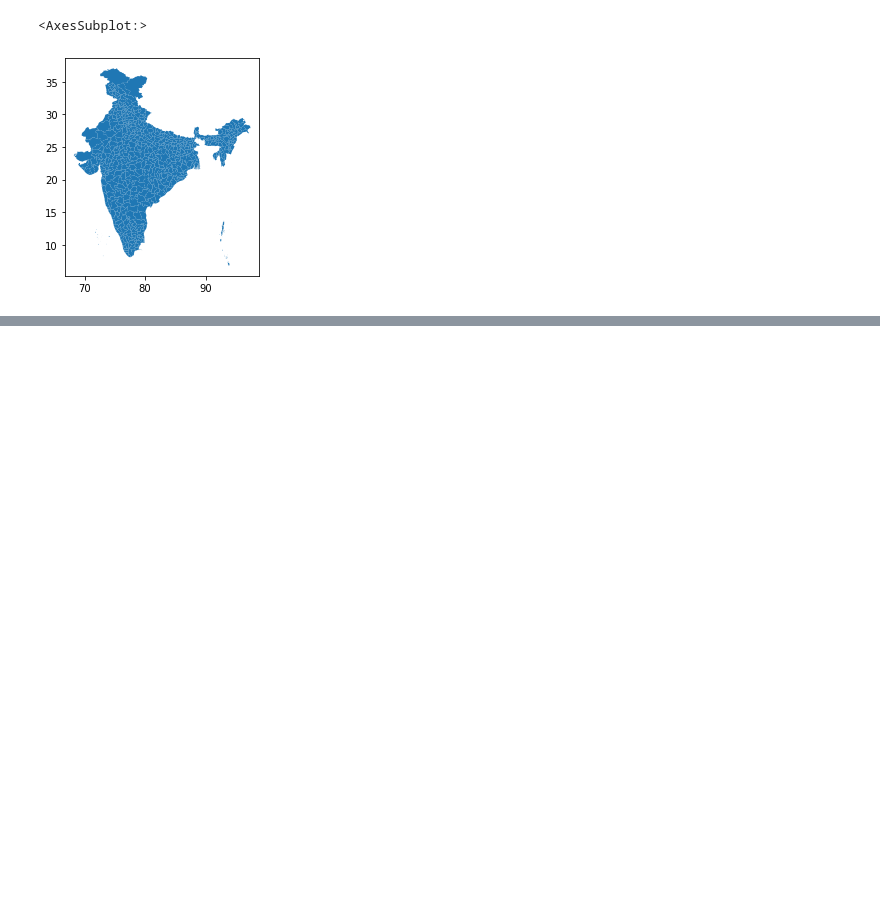
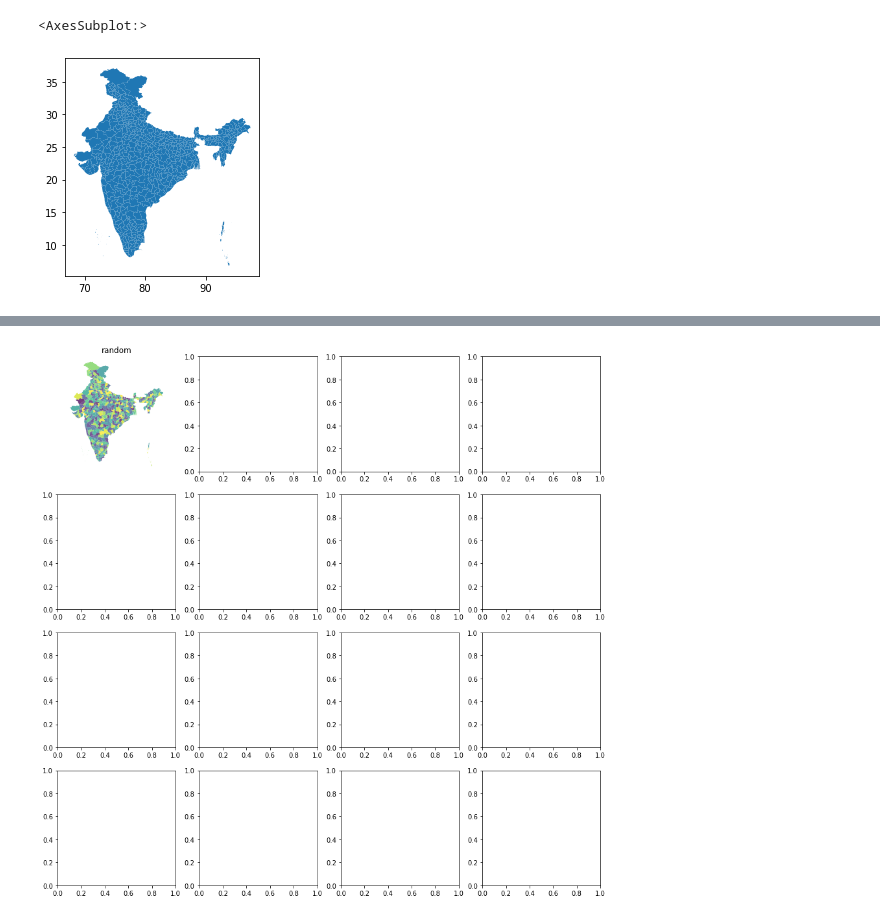
Before and after one commit to Daniel-Los/Introduction-to-datascience-final-project, a Jupyter notebook: Map_India.ipynb, the cells around one changed output, grey strips where cells are left out. Saved outputs shown, nothing was run; the diff lists cells and outputs as text; code cells hidden in the pictures; blank space fills up the shorter version.

```diff
--- a/Map_India.ipynb
+++ b/Map_India.ipynb
@@ -38,3 +41,7 @@ india_s_masters.plot()
 # %%
 ##india_joined = india_s_masters.join(, on='censuscode')
 ##india_joined.head()
+# %%
+df = pd.DataFrame(np.random.randint(0,100,size=(641, 1)))
+# %%
+india_s_masters['random'] = df
@@ -40,0 +57,14 @@ india_s_masters.plot()
+# %%
+columns_to_plot = [ 'random']
+# %%
+f, axs = plt.subplots(4,4, figsize=(15,15))
+axs = axs.flatten()
+
+for i, col in enumerate(columns_to_plot):
+    ax = axs[i]
+    india_s_masters.plot(column=col, ax=ax, linewidth=0, cmap='viridis', alpha = 0.75)
+    ax.set_axis_off()
+    ax.set_title(col, fontsize =12)
+plt.show()
+# %% [output]
+[figure, added]
```
Also changed, not shown: parts of 2 cells of this notebook.
